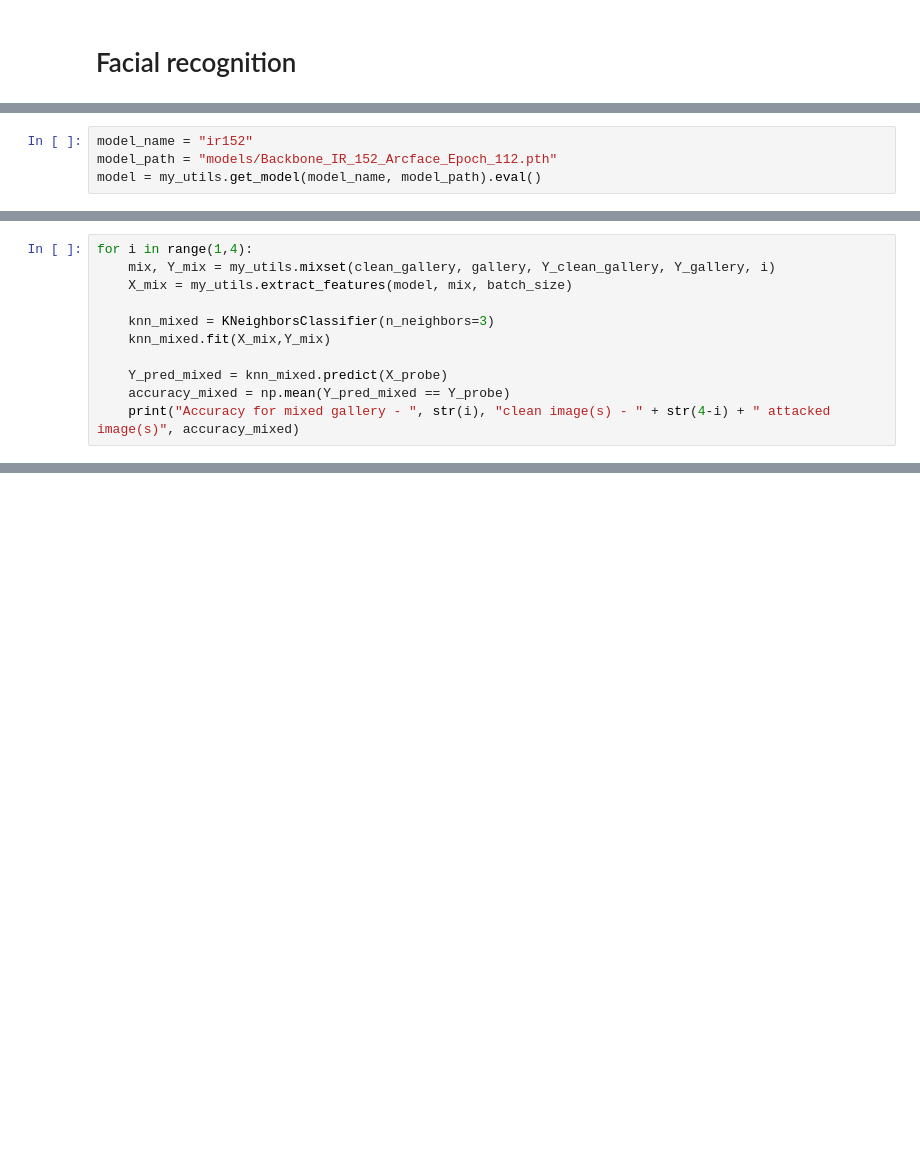
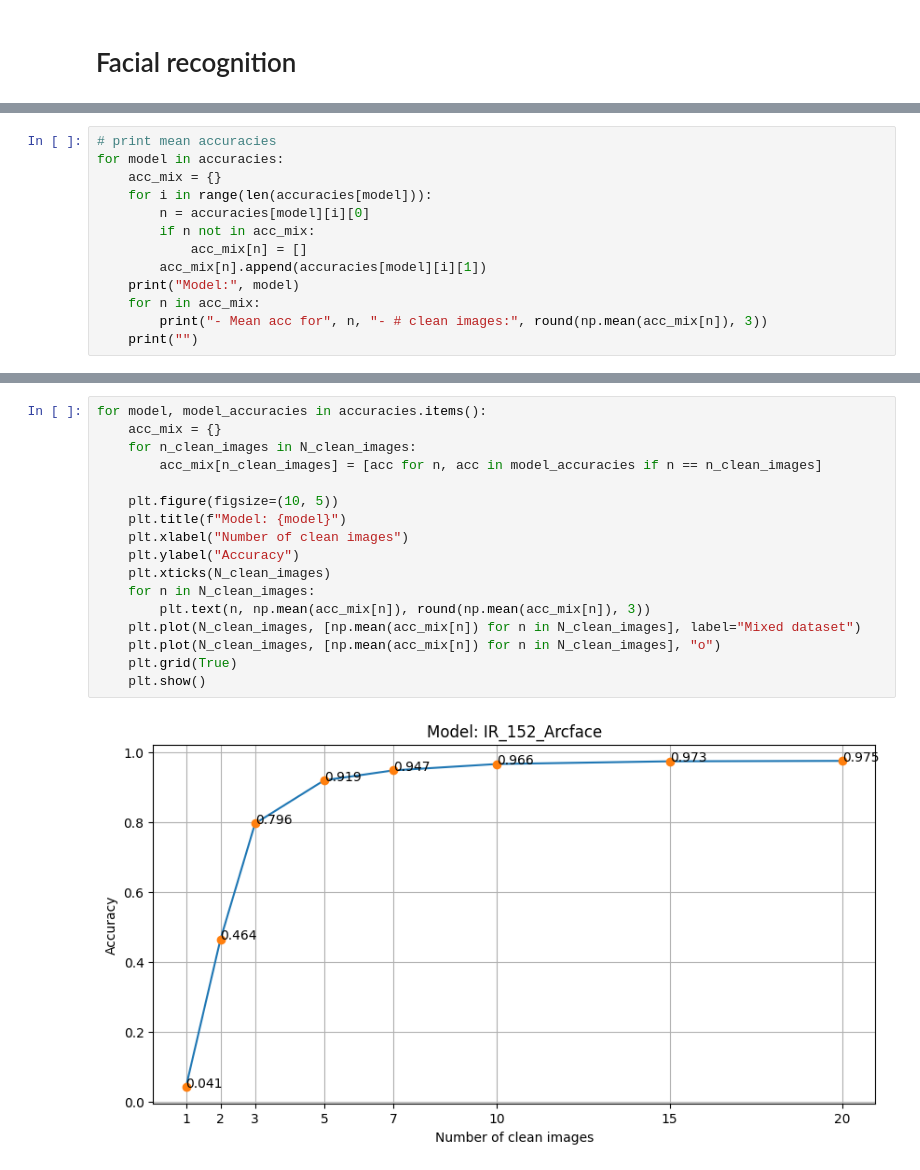
Before and after one commit to filippobartolucci/EsameCV-LowKeyExperiment, a Jupyter notebook: src/LowKey_Experiments.ipynb, the cells around one changed output, grey strips where cells are left out. Saved outputs shown, nothing was run; the diff lists cells and outputs as text; blank space fills up the shorter version.

```diff
--- a/src/LowKey_Experiments.ipynb
+++ b/src/LowKey_Experiments.ipynb
@@ -89,4 +72,0 @@ plt.show()
-# %%
-model_name = "ir152"
-model_path = "models/Backbone_IR_152_Arcface_Epoch_112.pth"
-model = my_utils.get_model(model_name, model_path).eval()
@@ -153,11 +220,0 @@ Accuracy for clean gallery dataset:  1.0
-# %%
-for i in range(1,4):
-	mix, Y_mix = my_utils.mixset(clean_gallery, gallery, Y_clean_gallery, Y_gallery, i)
-	X_mix = my_utils.extract_features(model, mix, batch_size)
-
-	knn_mixed = KNeighborsClassifier(n_neighbors=3)
-	knn_mixed.fit(X_mix,Y_mix)
-
-	Y_pred_mixed = knn_mixed.predict(X_probe)
-	accuracy_mixed = np.mean(Y_pred_mixed == Y_probe)
-	print("Accuracy for mixed gallery - ", str(i), "clean image(s) - " + str(4-i) + " attacked image(s)", accuracy_mixed)
@@ -167,0 +283,13 @@ Accuracy for mixed gallery -  3 clean image(s) - 1 attacked image(s) 0.986666666
+# %%
+# print mean accuracies
+for model in accuracies:
+    acc_mix = {}
+    for i in range(len(accuracies[model])):
+        n = accuracies[model][i][0]
+        if n not in acc_mix:
+            acc_mix[n] = []
+        acc_mix[n].append(accuracies[model][i][1])
+    print("Model:", model)
+    for n in acc_mix:
+        print("- Mean acc for", n, "- # clean images:", round(np.mean(acc_mix[n]), 3))
+    print("")
@@ -167,0 +314,19 @@ Accuracy for mixed gallery -  3 clean image(s) - 1 attacked image(s) 0.986666666
+# %%
+for model, model_accuracies in accuracies.items():
+    acc_mix = {}
+    for n_clean_images in N_clean_images:
+        acc_mix[n_clean_images] = [acc for n, acc in model_accuracies if n == n_clean_images]
+
+    plt.figure(figsize=(10, 5))
+    plt.title(f"Model: {model}")
+    plt.xlabel("Number of clean images")
+    plt.ylabel("Accuracy")
+    plt.xticks(N_clean_images)
+    for n in N_clean_images:
+        plt.text(n, np.mean(acc_mix[n]), round(np.mean(acc_mix[n]), 3))
+    plt.plot(N_clean_images, [np.mean(acc_mix[n]) for n in N_clean_images], label="Mixed dataset")
+    plt.plot(N_clean_images, [np.mean(acc_mix[n]) for n in N_clean_images], "o")
+    plt.grid(True)
+    plt.show()
+# %% [output]
+[figure, added]
```
Also changed, not shown: parts of 24 cells of this notebook, 1 other file.
